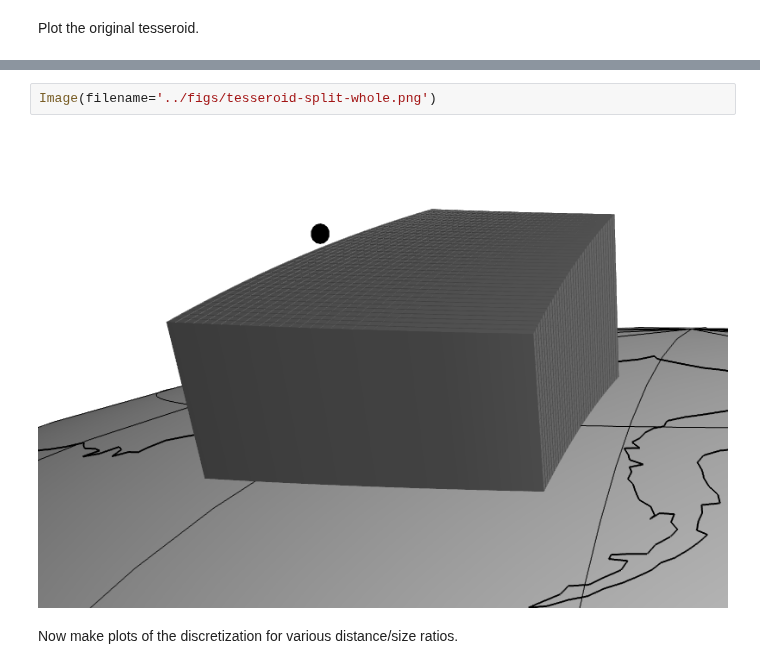
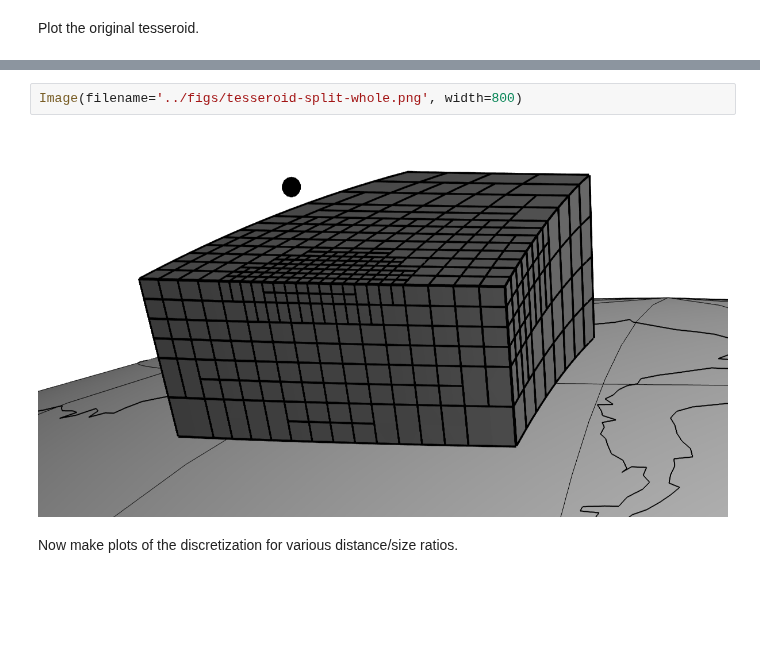
Before and after one commit to pinga-lab/paper-tesseroids, a Jupyter notebook: notebooks/methods_figures.ipynb, the cells around one changed output, grey strips where cells are left out. Saved outputs shown, nothing was run; the diff lists cells and outputs as text; blank space fills up the shorter version.

Commit message:
Update methods figure notebook
Now prints the v0.3 Fatiando and v1.2.0 Tesseroids.
Higher resolution 3D figures with thicker division lines.

```diff
--- a/notebooks/methods_figures.ipynb
+++ b/notebooks/methods_figures.ipynb
@@ -196,9 +188,9 @@ myv.show()
 # %% [output]
 WARNING:traits.has_traits:DEPRECATED: traits.has_traits.wrapped_class, 'the 'implements' class advisor has been deprecated. Use the 'provides' class decorator.
 # %%
-Image(filename='../figs/tesseroid-split-whole.png')
+Image(filename='../figs/tesseroid-split-whole.png', width=800)
 # %% [output]
-[figure, old version]
+[figure, new version]
 # %% [markdown]
 Now make plots of the discretization for various distance/size ratios.
 # %%
```
Also changed, not shown: parts of 9 cells of this notebook, 7 other files.
